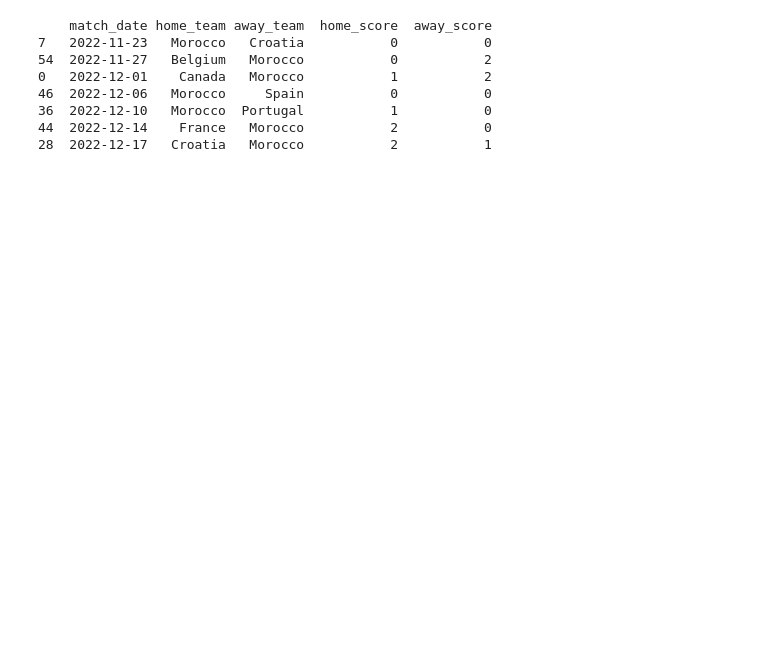
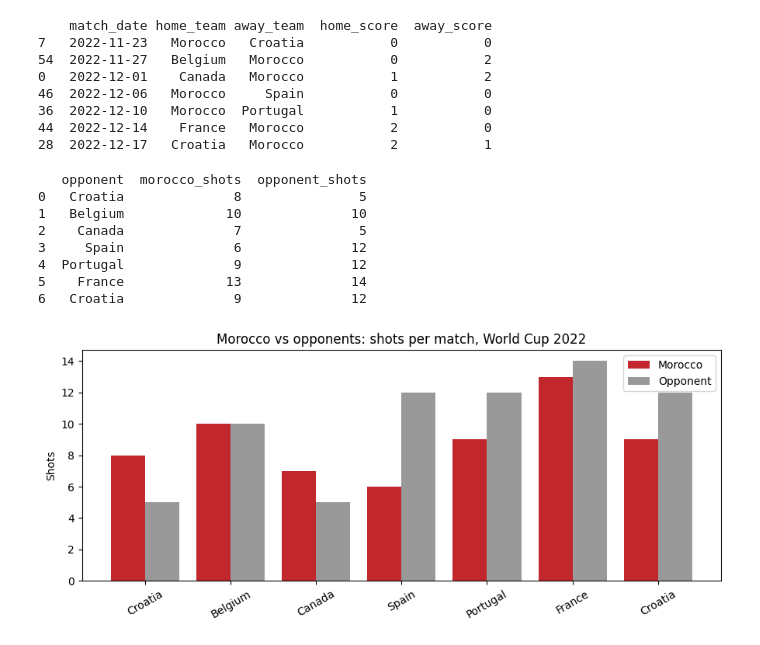
Before and after one commit to ryeggouti/morocco-world-cup-2022, a Jupyter notebook: morocco_wc2022.ipynb, the cells around one changed output. Cells and saved outputs as stored; diff of their text form; code cells hidden in the pictures; blank space fills up the shorter version.

```diff
--- a/morocco_wc2022.ipynb
+++ b/morocco_wc2022.ipynb
@@ -20,3 +21,41 @@ print(mar[["match_date", "home_team", "away_team", "home_score", "away_score"]].
 36  2022-12-10   Morocco  Portugal           1           0
 44  2022-12-14    France   Morocco           2           0
 28  2022-12-17   Croatia   Morocco           2           1
+# %%
+import pandas as pd
+import matplotlib.pyplot as plt
+
+rows = []
+for _, m in mar.sort_values("match_date").iterrows():
+    ev = sb.events(match_id=m.match_id)
+    shots = ev[(ev.type == "Shot") & (ev.period < 5)]
+    opp = m.away_team if m.home_team == "Morocco" else m.home_team
+    rows.append({
+        "opponent": opp,
+        "morocco_shots": (shots.team == "Morocco").sum(),
+        "opponent_shots": (shots.team != "Morocco").sum(),
+    })
+
+df = pd.DataFrame(rows)
+print(df)
+
+x = range(len(df))
+plt.figure(figsize=(9, 4))
+plt.bar([i - 0.2 for i in x], df.morocco_shots, width=0.4, label="Morocco", color="#C1272D")
+plt.bar([i + 0.2 for i in x], df.opponent_shots, width=0.4, label="Opponent", color="#999999")
+plt.xticks(list(x), df.opponent, rotation=30)
+plt.ylabel("Shots")
+plt.title("Morocco vs opponents: shots per match, World Cup 2022")
+plt.legend()
+plt.tight_layout()
+plt.show()
+# %% [output]
+   opponent  morocco_shots  opponent_shots
+0   Croatia              8               5
+1   Belgium             10              10
+2    Canada              7               5
+3     Spain              6              12
+4  Portugal              9              12
+5    France             13              14
+6   Croatia              9              12
+[figure, added]
```
Also changed, not shown: parts of 1 cell of this notebook.
